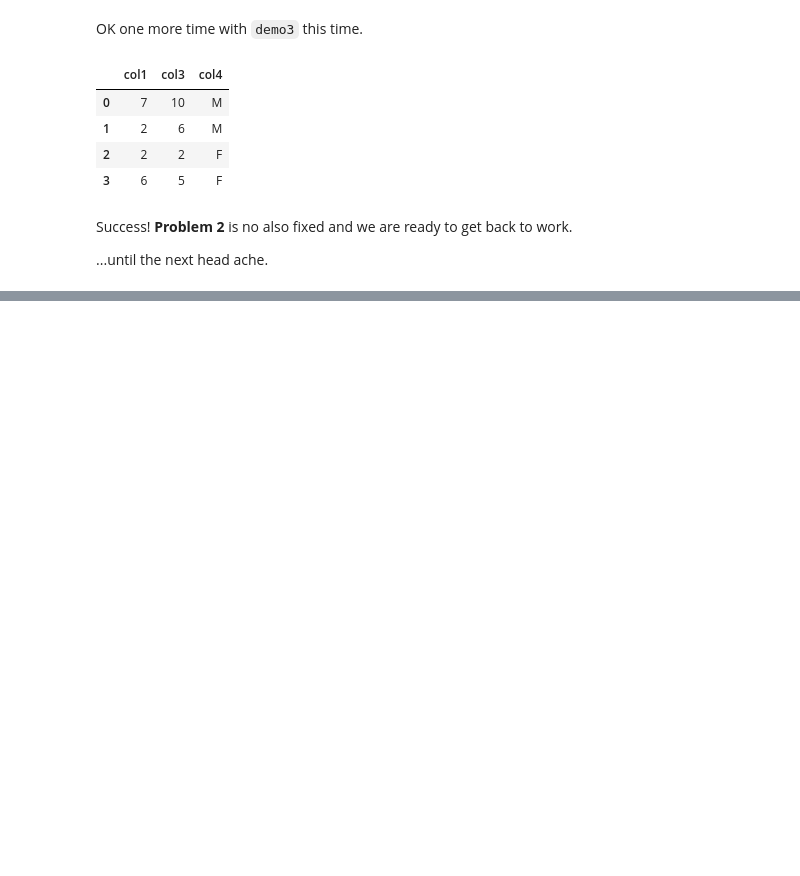
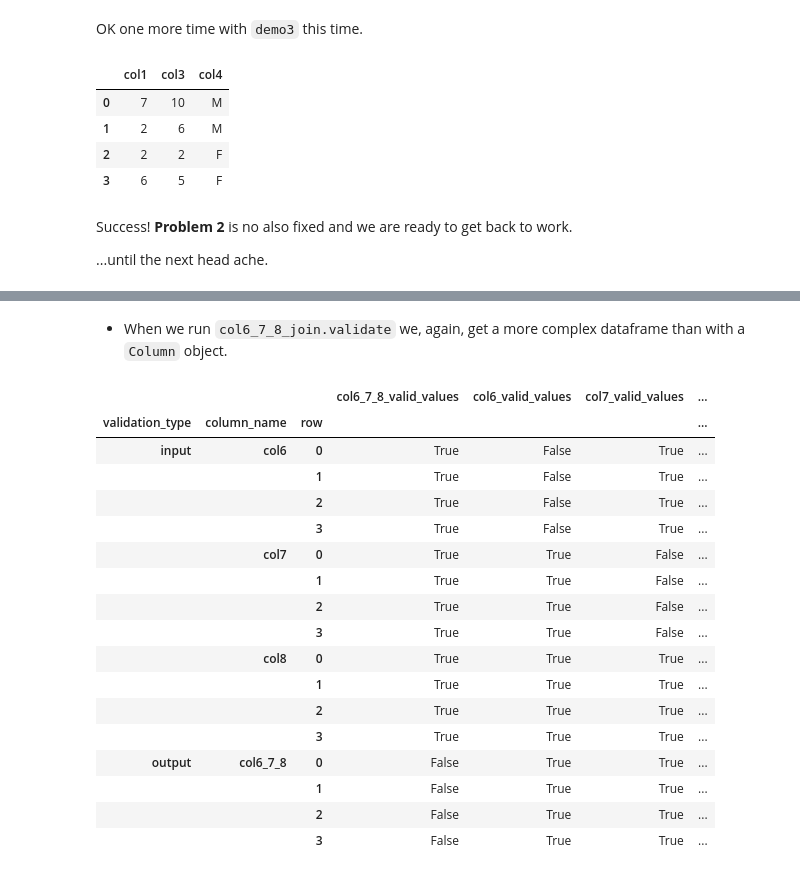
Before and after one commit to xguse/table_enforcer, a Jupyter notebook: docs/demo_notebook/Usage_Demo.ipynb, the cells around one changed output, grey strips where cells are left out. Saved outputs shown, nothing was run; the diff lists cells and outputs as text; code cells hidden in the pictures; blank space fills up the shorter version.

```diff
--- a/docs/demo_notebook/Usage_Demo.ipynb
+++ b/docs/demo_notebook/Usage_Demo.ipynb
@@ -436,0 +750,23 @@ Success! __Problem 2__ is no also fixed and we are ready to get back to work.
+# %% [markdown]
+- When we run `col6_7_8_join.validate` we, again,  get a more complex dataframe than with a `Column` object.
+# %%
+col6_7_8_join.validate(df)
+# %% [output]
+|  |  |  | col6_7_8_valid_values | col6_valid_values | col7_valid_values | ... |
+| validation_type | column_name | row |  |  |  | ... |
+| input | col6 | 0 | True | False | True | ... |
+|  |  | 1 | True | False | True | ... |
+|  |  | 2 | True | False | True | ... |
+|  |  | 3 | True | False | True | ... |
+|  | col7 | 0 | True | True | False | ... |
+|  |  | 1 | True | True | False | ... |
+|  |  | 2 | True | True | False | ... |
+|  |  | 3 | True | True | False | ... |
+|  | col8 | 0 | True | True | True | ... |
+|  |  | 1 | True | True | True | ... |
+|  |  | 2 | True | True | True | ... |
+|  |  | 3 | True | True | True | ... |
+| output | col6_7_8 | 0 | False | True | True | ... |
+|  |  | 1 | False | True | True | ... |
+|  |  | 2 | False | True | True | ... |
+|  |  | 3 | False | True | True | ... |
```
Also changed, not shown: parts of 44 cells of this notebook, 1 other file.
